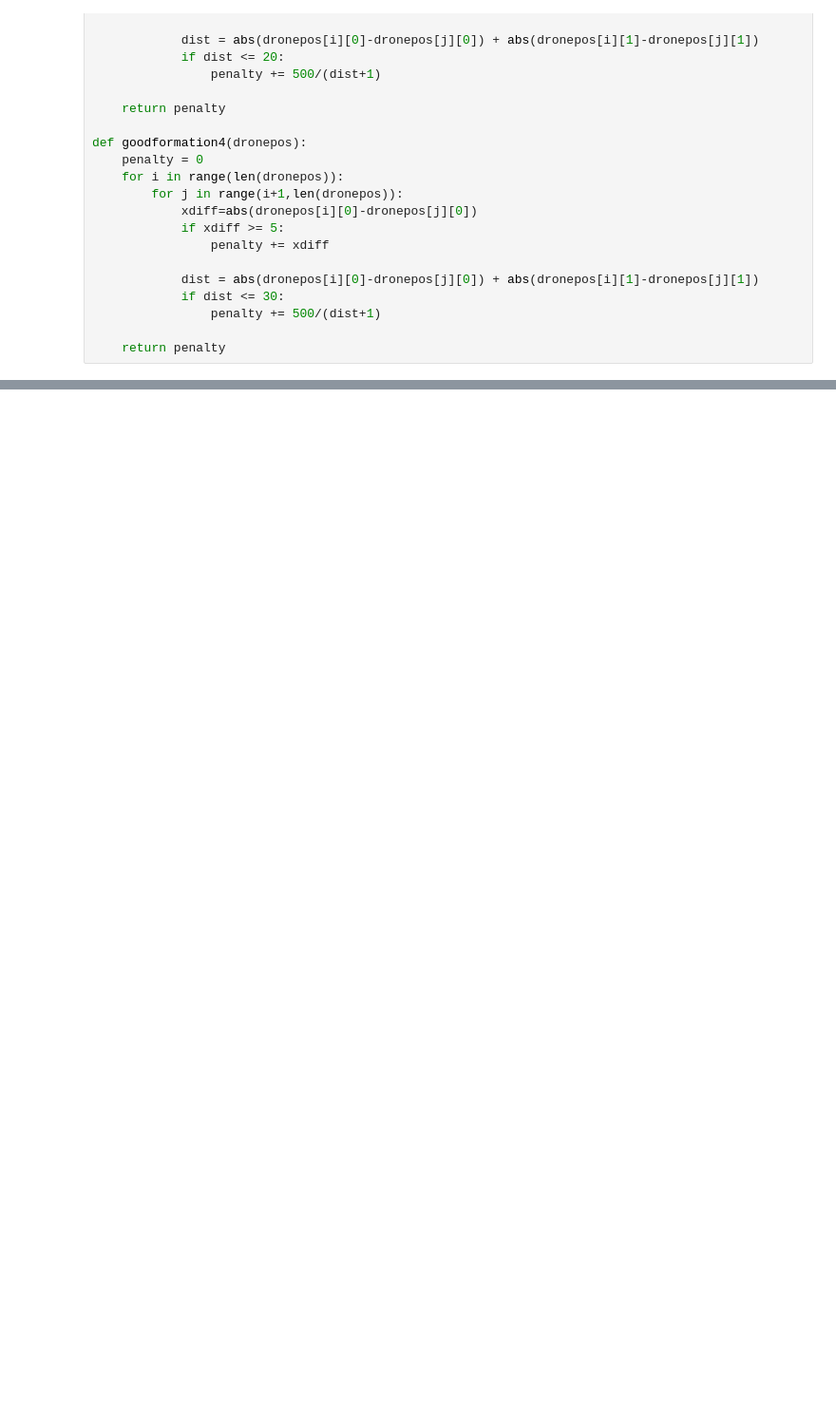
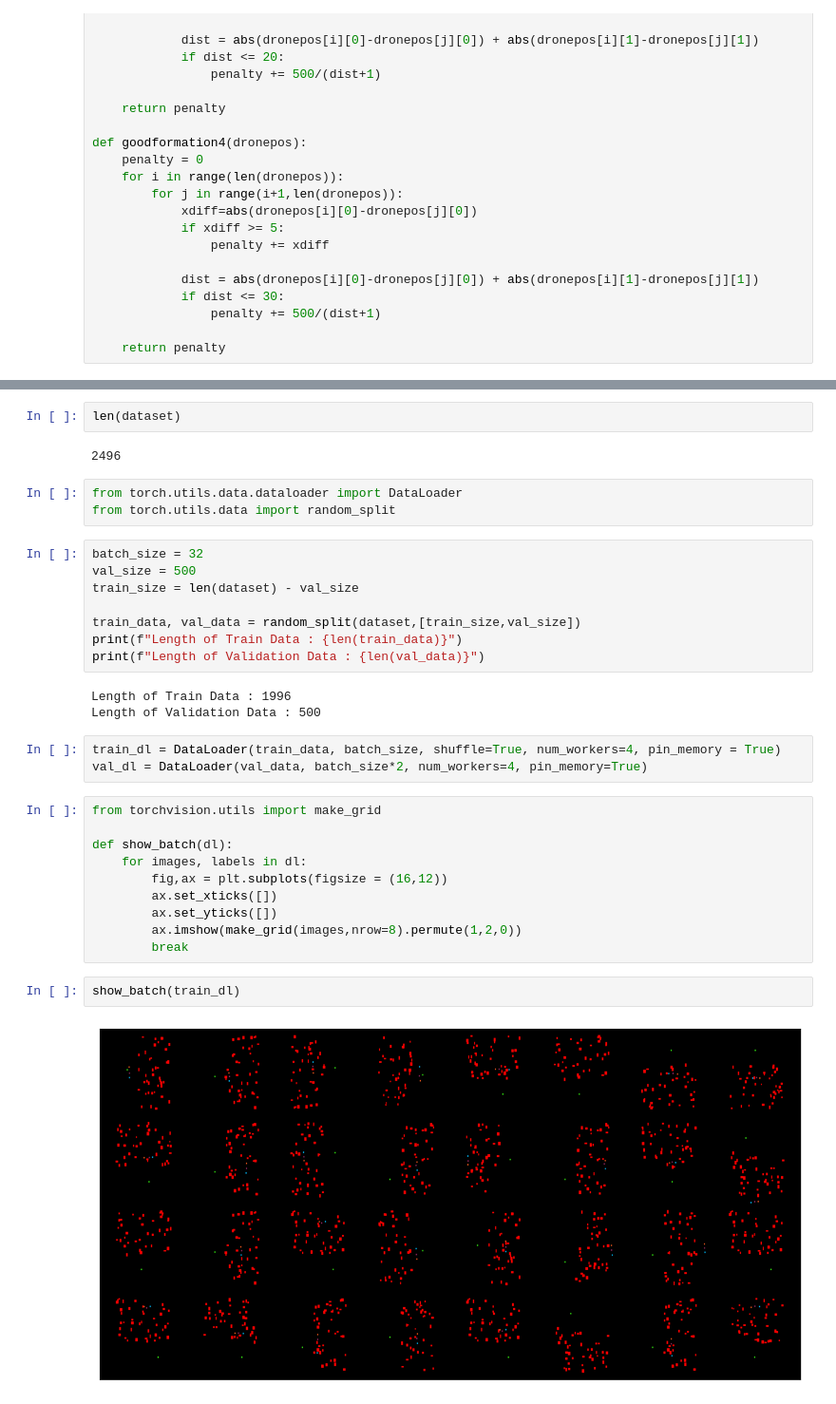
Before and after one commit to jgmcgregor/UAV_swarms_with_RL, a Jupyter notebook: swarms_with_learning.ipynb, the cells around one changed output, grey strips where cells are left out. Shown: that part at 95% size. Cells and saved outputs as stored; diff of their text form; blank space fills up the shorter version.

```diff
--- a/swarms_with_learning.ipynb
+++ b/swarms_with_learning.ipynb
@@ -771,0 +803,35 @@ print(df)
+# %%
+len(dataset)
+# %% [output]
+2496
+# %%
+from torch.utils.data.dataloader import DataLoader
+from torch.utils.data import random_split
+# %%
+batch_size = 32
+val_size = 500
+train_size = len(dataset) - val_size
+
+train_data, val_data = random_split(dataset,[train_size,val_size])
+print(f"Length of Train Data : {len(train_data)}")
+print(f"Length of Validation Data : {len(val_data)}")
+# %% [output]
+Length of Train Data : 1996
+Length of Validation Data : 500
+# %%
+train_dl = DataLoader(train_data, batch_size, shuffle=True, num_workers=4, pin_memory = True)
+val_dl = DataLoader(val_data, batch_size*2, num_workers=4, pin_memory=True)
+# %%
+from torchvision.utils import make_grid
+
+def show_batch(dl):
+    for images, labels in dl:
+        fig,ax = plt.subplots(figsize = (16,12))
+        ax.set_xticks([])
+        ax.set_yticks([])
+        ax.imshow(make_grid(images,nrow=8).permute(1,2,0))
+        break
+# %%
+show_batch(train_dl)
+# %% [output]
+[figure, added]
```
Also changed, not shown: parts of 19 cells of this notebook.
